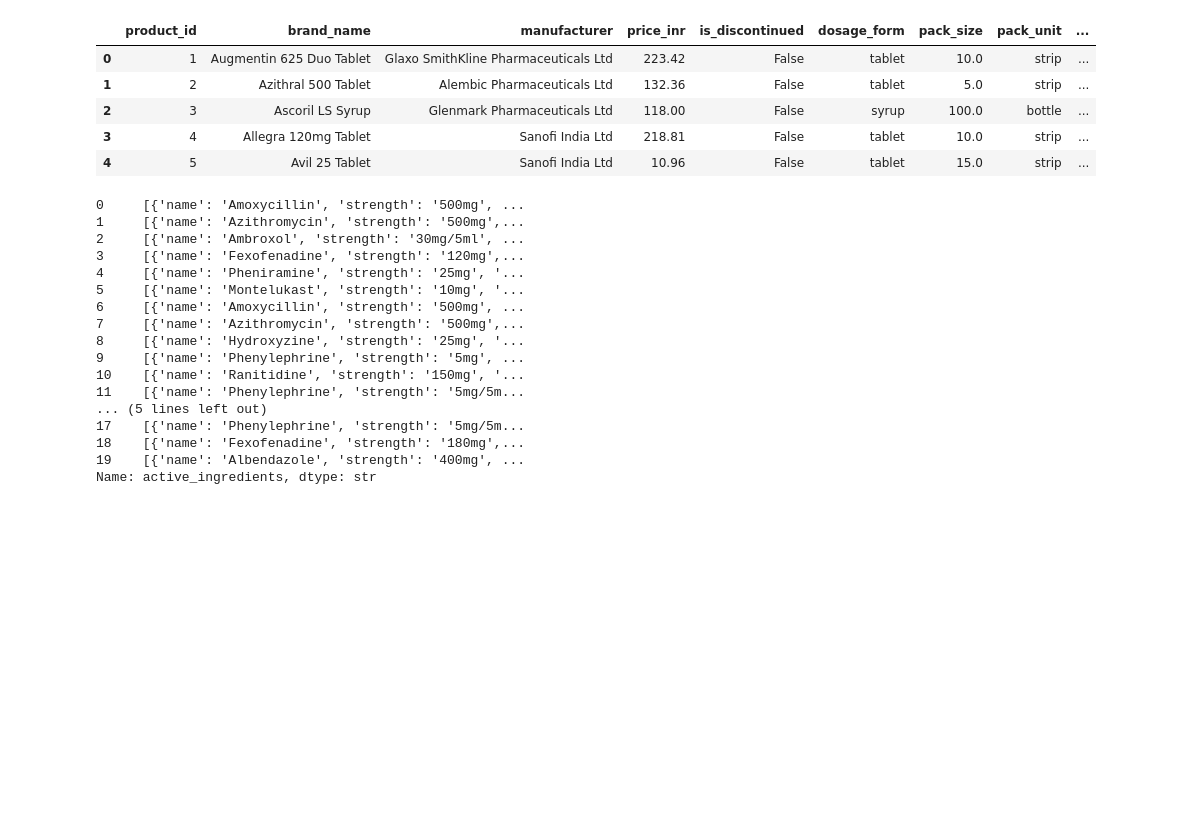
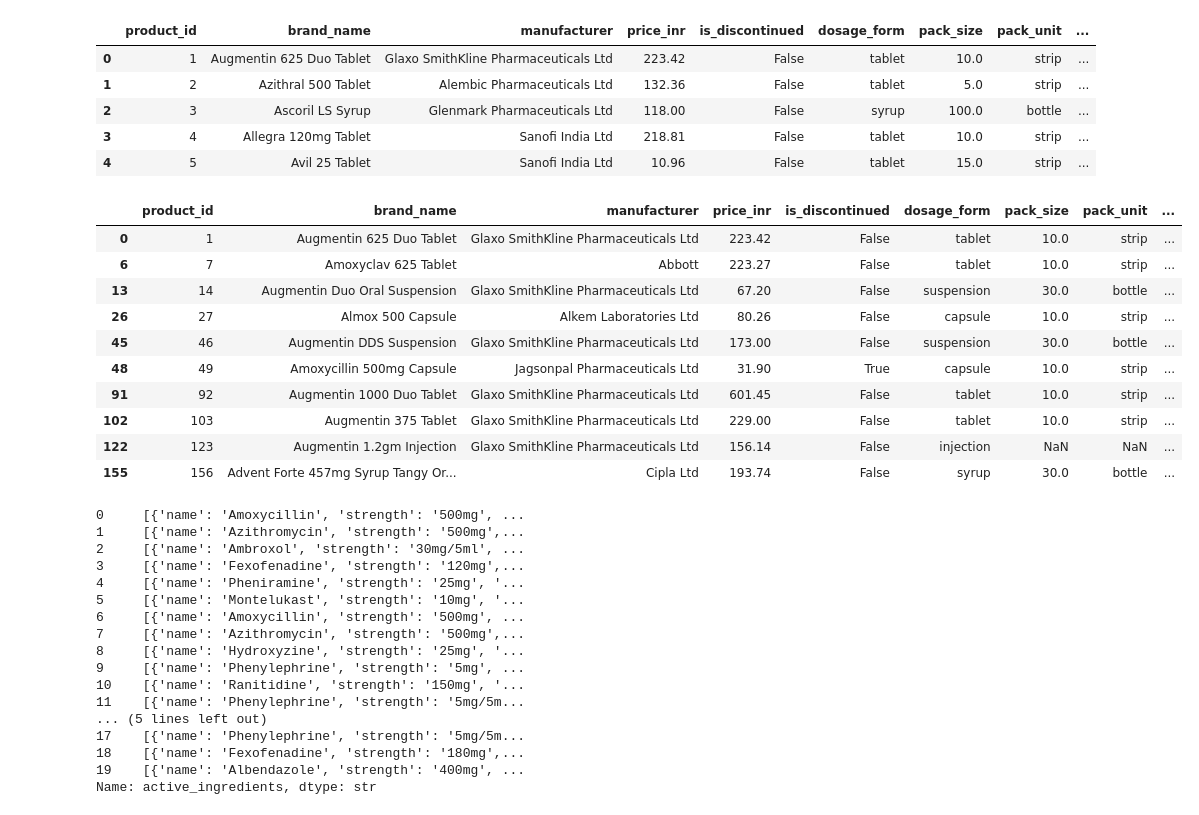
Before and after one commit to Oblivionium/medicine-finder, a Jupyter notebook: notebooks/eda.ipynb, the cells around one changed output. Drawn from its saved outputs; the diff is of its cells as text; code cells hidden in the pictures; blank space fills up the shorter version.

```diff
--- a/notebooks/eda.ipynb
+++ b/notebooks/eda.ipynb
@@ -159,6 +159,20 @@ df.head()
 | 2 | 3 | Ascoril LS Syrup | Glenmark Pharmaceuticals Ltd | 118.00 | False | syrup | 100.0 | bottle | ... |
 | 3 | 4 | Allegra 120mg Tablet | Sanofi India Ltd | 218.81 | False | tablet | 10.0 | strip | ... |
 | 4 | 5 | Avil 25 Tablet | Sanofi India Ltd | 10.96 | False | tablet | 15.0 | strip | ... |
+# %%
+df[df["primary_ingredient"] == "Amoxycillin"].head(10)
+# %% [output]
+|  | product_id | brand_name | manufacturer | price_inr | is_discontinued | dosage_form | pack_size | pack_unit | ... |
+| 0 | 1 | Augmentin 625 Duo Tablet | Glaxo SmithKline Pharmaceuticals Ltd | 223.42 | False | tablet | 10.0 | strip | ... |
+| 6 | 7 | Amoxyclav 625 Tablet | Abbott | 223.27 | False | tablet | 10.0 | strip | ... |
+| 13 | 14 | Augmentin Duo Oral Suspension | Glaxo SmithKline Pharmaceuticals Ltd | 67.20 | False | suspension | 30.0 | bottle | ... |
+| 26 | 27 | Almox 500 Capsule | Alkem Laboratories Ltd | 80.26 | False | capsule | 10.0 | strip | ... |
+| 45 | 46 | Augmentin DDS Suspension | Glaxo SmithKline Pharmaceuticals Ltd | 173.00 | False | suspension | 30.0 | bottle | ... |
+| 48 | 49 | Amoxycillin 500mg Capsule | Jagsonpal Pharmaceuticals Ltd | 31.90 | True | capsule | 10.0 | strip | ... |
+| 91 | 92 | Augmentin 1000 Duo Tablet | Glaxo SmithKline Pharmaceuticals Ltd | 601.45 | False | tablet | 10.0 | strip | ... |
+| 102 | 103 | Augmentin 375 Tablet | Glaxo SmithKline Pharmaceuticals Ltd | 229.00 | False | tablet | 10.0 | strip | ... |
+| 122 | 123 | Augmentin 1.2gm Injection | Glaxo SmithKline Pharmaceuticals Ltd | 156.14 | False | injection | NaN | NaN | ... |
+| 155 | 156 | Advent Forte 457mg Syrup Tangy Or... | Cipla Ltd | 193.74 | False | syrup | 30.0 | bottle | ... |
 # %%
 df["active_ingredients"].head(20)
 # %% [output]
```
Also changed, not shown: 1 other file.
